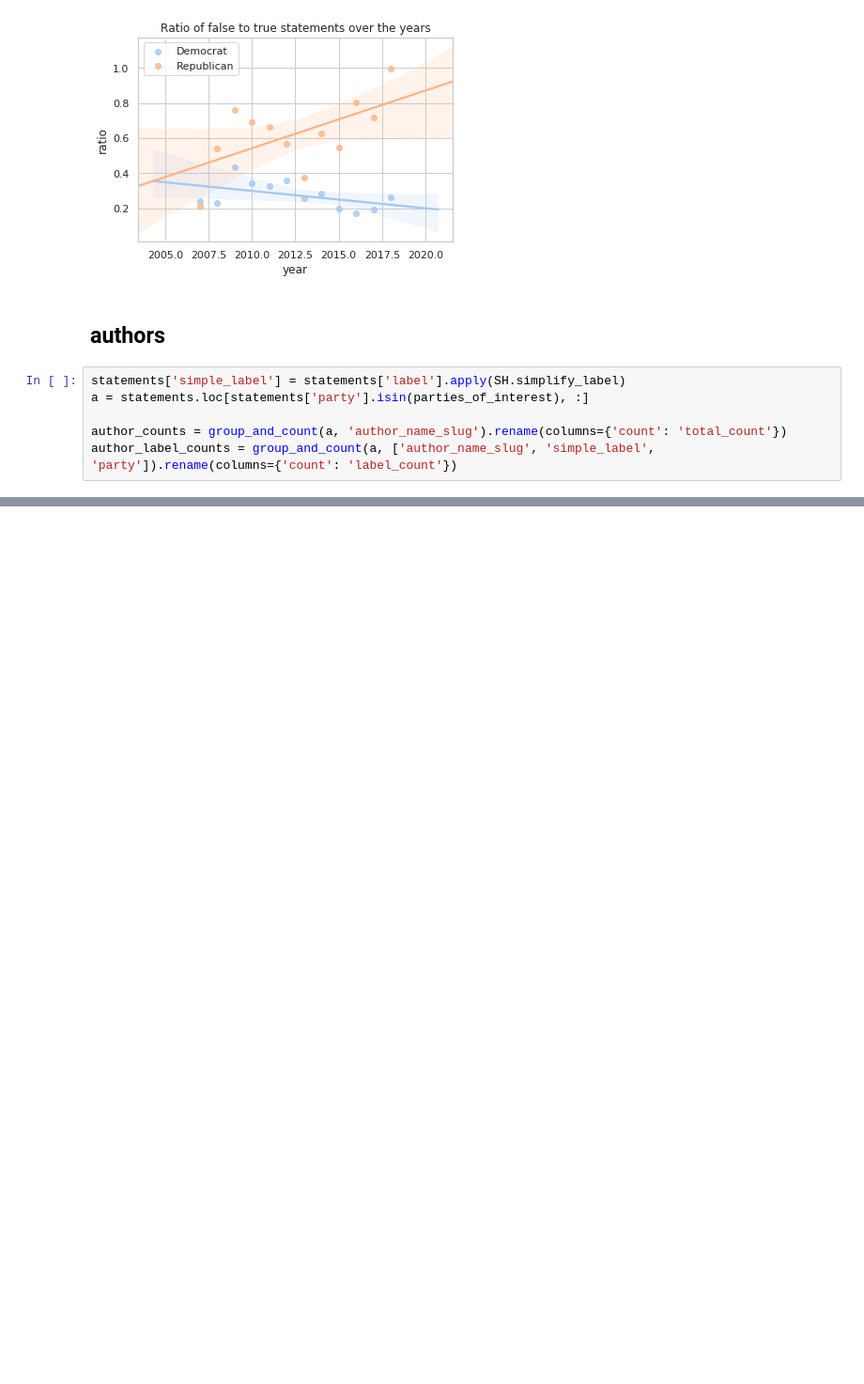
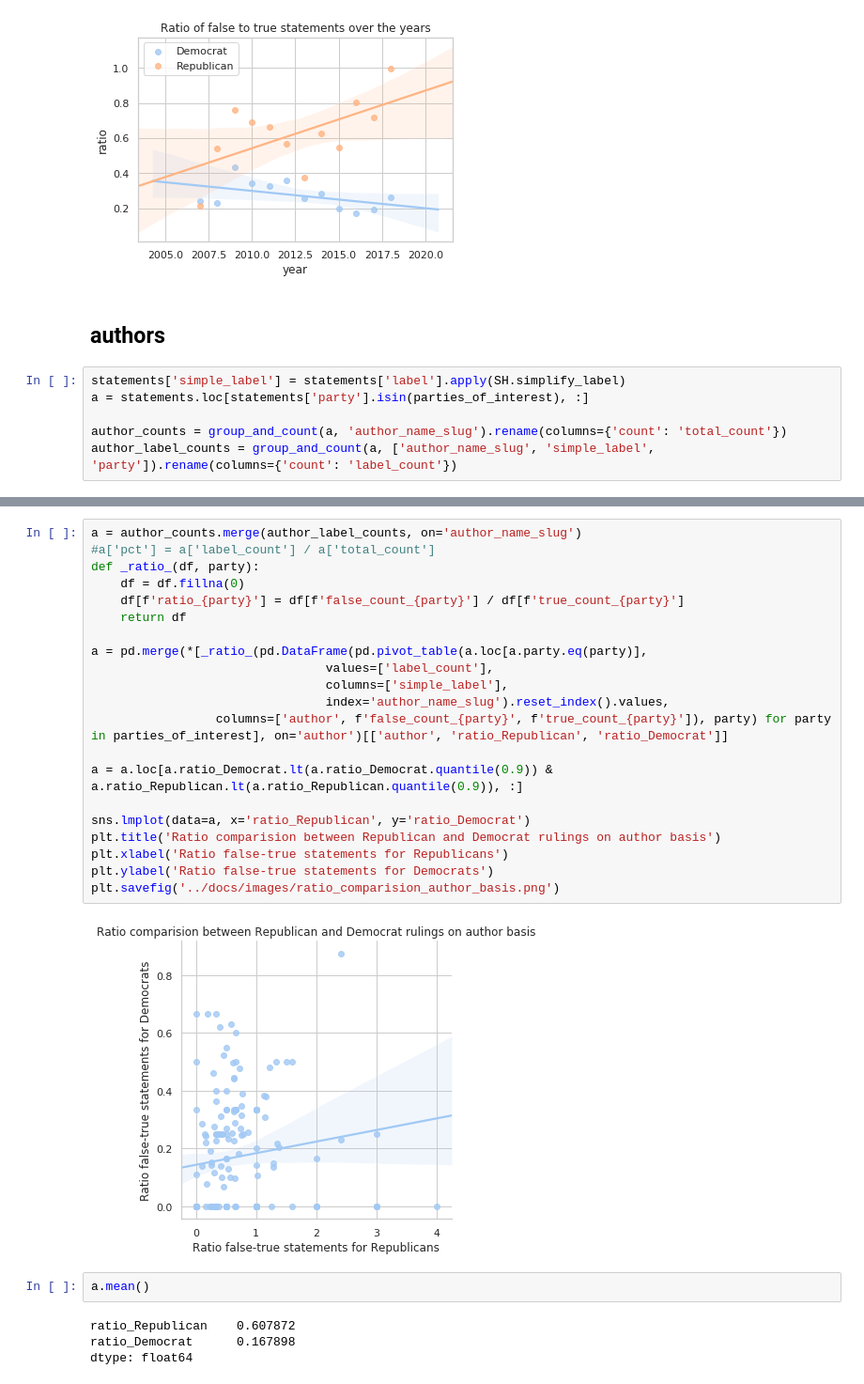
Before and after one commit to ExploringLies/lies-have-short-legs, a Jupyter notebook: notebooks/bias_estimation.ipynb, the cells around one changed output, grey strips where cells are left out. Shown at 94% size. Cells and saved outputs as stored; diff of their text form; blank space fills up the shorter version.

Commit message:
adds some nice plots for the authors estimation

```diff
--- a/notebooks/bias_estimation.ipynb
+++ b/notebooks/bias_estimation.ipynb
@@ -235,0 +234,29 @@ a
+# %%
+a = author_counts.merge(author_label_counts, on='author_name_slug')
+#a['pct'] = a['label_count'] / a['total_count']
+def _ratio_(df, party):
+    df = df.fillna(0)
+    df[f'ratio_{party}'] = df[f'false_count_{party}'] / df[f'true_count_{party}']
+    return df
+
+a = pd.merge(*[_ratio_(pd.DataFrame(pd.pivot_table(a.loc[a.party.eq(party)],
+                                values=['label_count'],
+                                columns=['simple_label'],
+                                index='author_name_slug').reset_index().values,
+                 columns=['author', f'false_count_{party}', f'true_count_{party}']), party) for party in parties_of_interest], on='author')[['author', 'ratio_Republican', 'ratio_Democrat']]
+
+a = a.loc[a.ratio_Democrat.lt(a.ratio_Democrat.quantile(0.9)) & a.ratio_Republican.lt(a.ratio_Republican.quantile(0.9)), :]
+
+sns.lmplot(data=a, x='ratio_Republican', y='ratio_Democrat')
+plt.title('Ratio comparision between Republican and Democrat rulings on author basis')
+plt.xlabel('Ratio false-true statements for Republicans')
+plt.ylabel('Ratio false-true statements for Democrats')
+plt.savefig('../docs/images/ratio_comparision_author_basis.png')
+# %% [output]
+[figure, added]
+# %%
+a.mean()
+# %% [output]
+ratio_Republican    0.607872
+ratio_Democrat      0.167898
+dtype: float64
```
Also changed, not shown: parts of 4 cells of this notebook, 3 other files.
